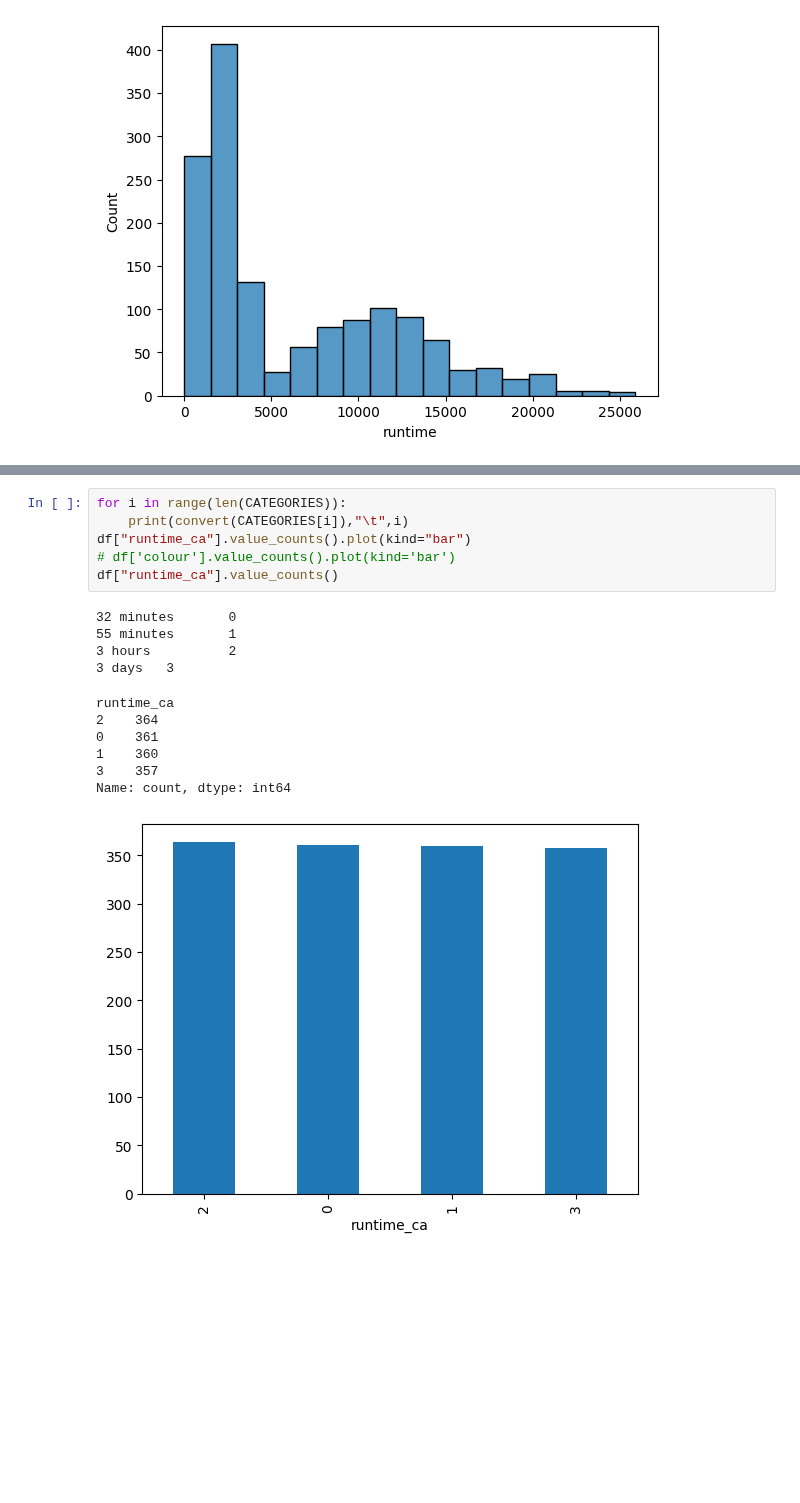
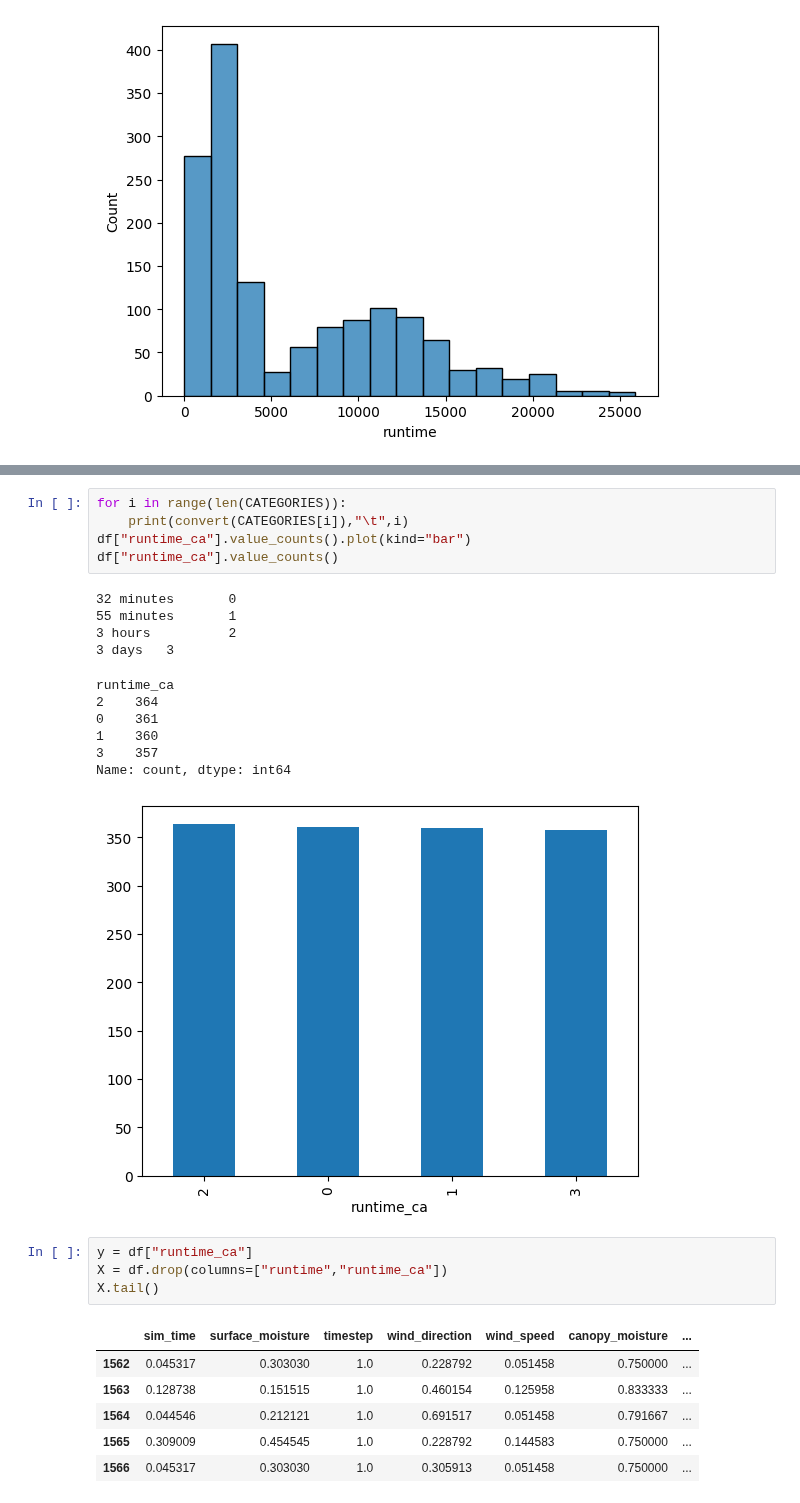
Before and after one commit to devinshende/learning-ml, a Jupyter notebook: classification.ipynb, the cells around one changed output, grey strips where cells are left out. Saved outputs shown, nothing was run; the diff lists cells and outputs as text; blank space fills up the shorter version.

```diff
--- a/classification.ipynb
+++ b/classification.ipynb
@@ -123,7 +124,6 @@ df.head()
 for i in range(len(CATEGORIES)):
     print(convert(CATEGORIES[i]),"\t",i)
 df["runtime_ca"].value_counts().plot(kind="bar")
-# df['colour'].value_counts().plot(kind='bar')
 df["runtime_ca"].value_counts()
 # %% [output]
 32 minutes       0
@@ -137,3 +137,14 @@ runtime_ca
 3    357
 Name: count, dtype: int64
 [figure]
+# %%
+y = df["runtime_ca"]
+X = df.drop(columns=["runtime","runtime_ca"])
+X.tail()
+# %% [output]
+|  | sim_time | surface_moisture | timestep | wind_direction | wind_speed | canopy_moisture | ... |
+| 1562 | 0.045317 | 0.303030 | 1.0 | 0.228792 | 0.051458 | 0.750000 | ... |
+| 1563 | 0.128738 | 0.151515 | 1.0 | 0.460154 | 0.125958 | 0.833333 | ... |
+| 1564 | 0.044546 | 0.212121 | 1.0 | 0.691517 | 0.051458 | 0.791667 | ... |
+| 1565 | 0.309009 | 0.454545 | 1.0 | 0.228792 | 0.144583 | 0.750000 | ... |
+| 1566 | 0.045317 | 0.303030 | 1.0 | 0.305913 | 0.051458 | 0.750000 | ... |
```
Also changed, not shown: parts of 56 cells of this notebook, 1 other file.
